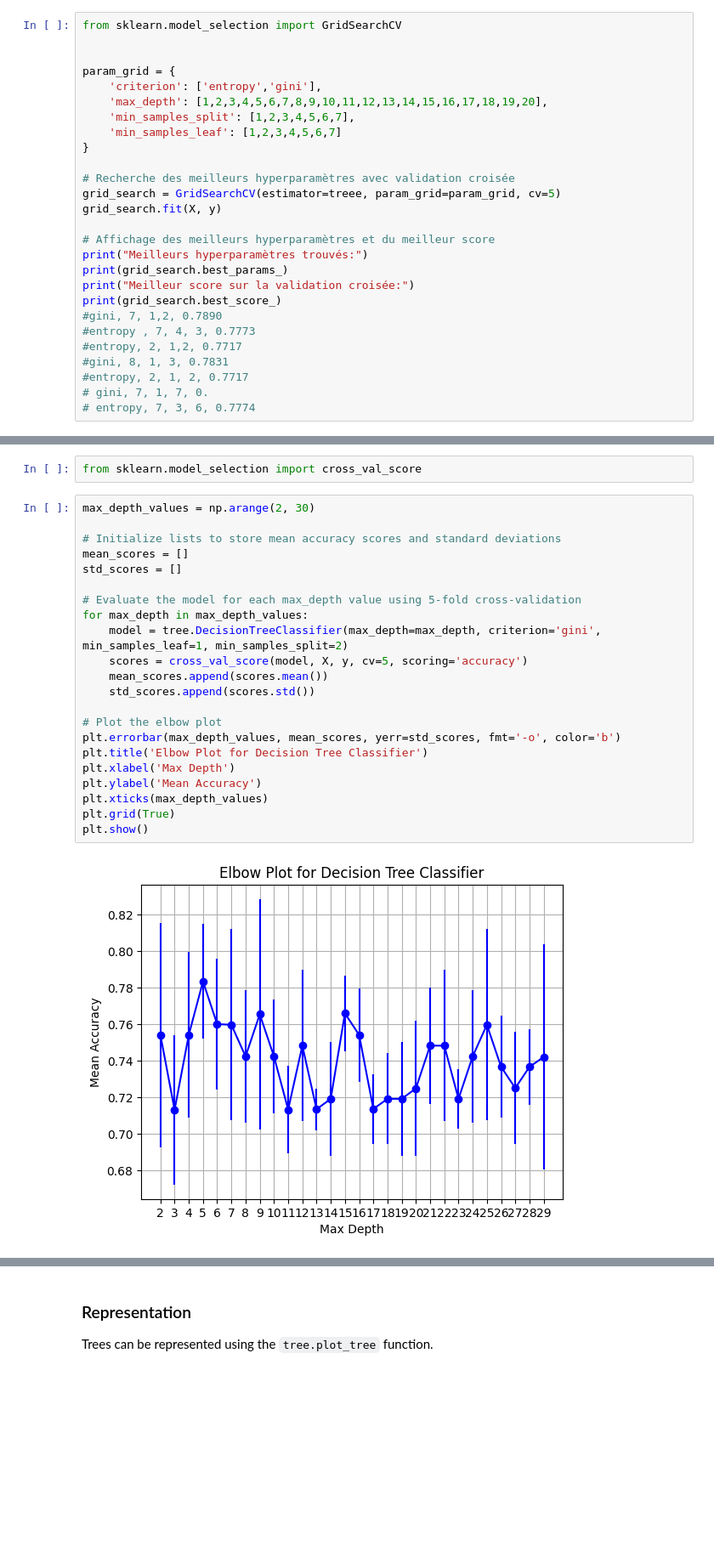
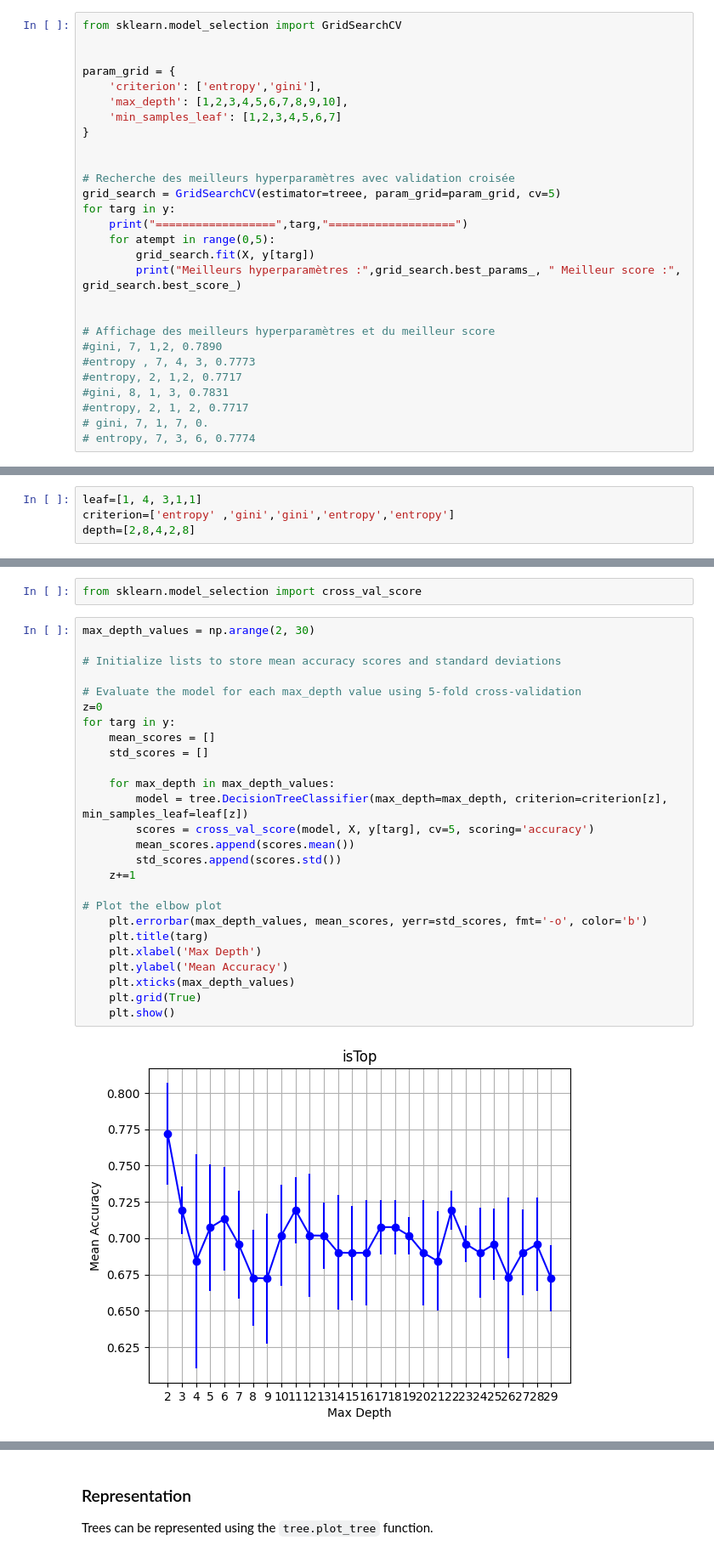
Before and after one commit to ustaN26/ApprentissageSupervise, a Jupyter notebook: lab7/classification_trees.ipynb, the cells around one changed output, grey strips where cells are left out. Shown at 85% size. Drawn from its saved outputs; the diff is of its cells as text; blank space fills up the shorter version.

```diff
--- a/lab7/classification_trees.ipynb
+++ b/lab7/classification_trees.ipynb
@@ -143,20 +211,21 @@ from sklearn.model_selection import GridSearchCV
 
 param_grid = {
     'criterion': ['entropy','gini'],
-    'max_depth': [1,2,3,4,5,6,7,8,9,10,11,12,13,14,15,16,17,18,19,20],
-    'min_samples_split': [1,2,3,4,5,6,7],
+    'max_depth': [1,2,3,4,5,6,7,8,9,10],
     'min_samples_leaf': [1,2,3,4,5,6,7]
 }
 
+
 # Recherche des meilleurs hyperparamètres avec validation croisée
 grid_search = GridSearchCV(estimator=treee, param_grid=param_grid, cv=5)
-grid_search.fit(X, y)
+for targ in y:
+    print("==================",targ,"===================")
+    for atempt in range(0,5):
+        grid_search.fit(X, y[targ])
+        print("Meilleurs hyperparamètres :",grid_search.best_params_, " Meilleur score :", grid_search.best_score_)
+
 
 # Affichage des meilleurs hyperparamètres et du meilleur score
-print("Meilleurs hyperparamètres trouvés:")
-print(grid_search.best_params_)
-print("Meilleur score sur la validation croisée:")
-print(grid_search.best_score_)
 #gini, 7, 1,2, 0.7890
 #entropy , 7, 4, 3, 0.7773
 #entropy, 2, 1,2, 0.7717
@@ -191,3 +254,7 @@ sklearn.utils._param_validation.InvalidParameterError: The 'min_samples_split' p
+# %%
+leaf=[1, 4, 3,1,1]
+criterion=['entropy' ,'gini','gini','entropy','entropy']
+depth=[2,8,4,2,8]
 # %% [markdown]
 Explain how the attribute feature_importances_ is computed.
 - Gini impurity or Entropy decrease
@@ -201,24 +268,28 @@ from sklearn.model_selection import cross_val_score
 # %%
 max_depth_values = np.arange(2, 30)
 
 # Initialize lists to store mean accuracy scores and standard deviations
-mean_scores = []
-std_scores = []
 
 # Evaluate the model for each max_depth value using 5-fold cross-validation
-for max_depth in max_depth_values:
-    model = tree.DecisionTreeClassifier(max_depth=max_depth, criterion='gini', min_samples_leaf=1, min_samples_split=2)
-    scores = cross_val_score(model, X, y, cv=5, scoring='accuracy')
-    mean_scores.append(scores.mean())
-    std_scores.append(scores.std())
+z=0
+for targ in y:
+    mean_scores = []
+    std_scores = []
+
+    for max_depth in max_depth_values:
+        model = tree.DecisionTreeClassifier(max_depth=max_depth, criterion=criterion[z], min_samples_leaf=leaf[z])
+        scores = cross_val_score(model, X, y[targ], cv=5, scoring='accuracy')
+        mean_scores.append(scores.mean())
+        std_scores.append(scores.std())
+    z+=1
 
 # Plot the elbow plot
-plt.errorbar(max_depth_values, mean_scores, yerr=std_scores, fmt='-o', color='b')
-plt.title('Elbow Plot for Decision Tree Classifier')
-plt.xlabel('Max Depth')
-plt.ylabel('Mean Accuracy')
-plt.xticks(max_depth_values)
-plt.grid(True)
-plt.show()
+    plt.errorbar(max_depth_values, mean_scores, yerr=std_scores, fmt='-o', color='b')
+    plt.title(targ)
+    plt.xlabel('Max Depth')
+    plt.ylabel('Mean Accuracy')
+    plt.xticks(max_depth_values)
+    plt.grid(True)
+    plt.show()
 # %% [output]
-[figure, old version]
+[figure, new version]
```
Also changed, not shown: parts of 12 cells of this notebook, 8 other files.
